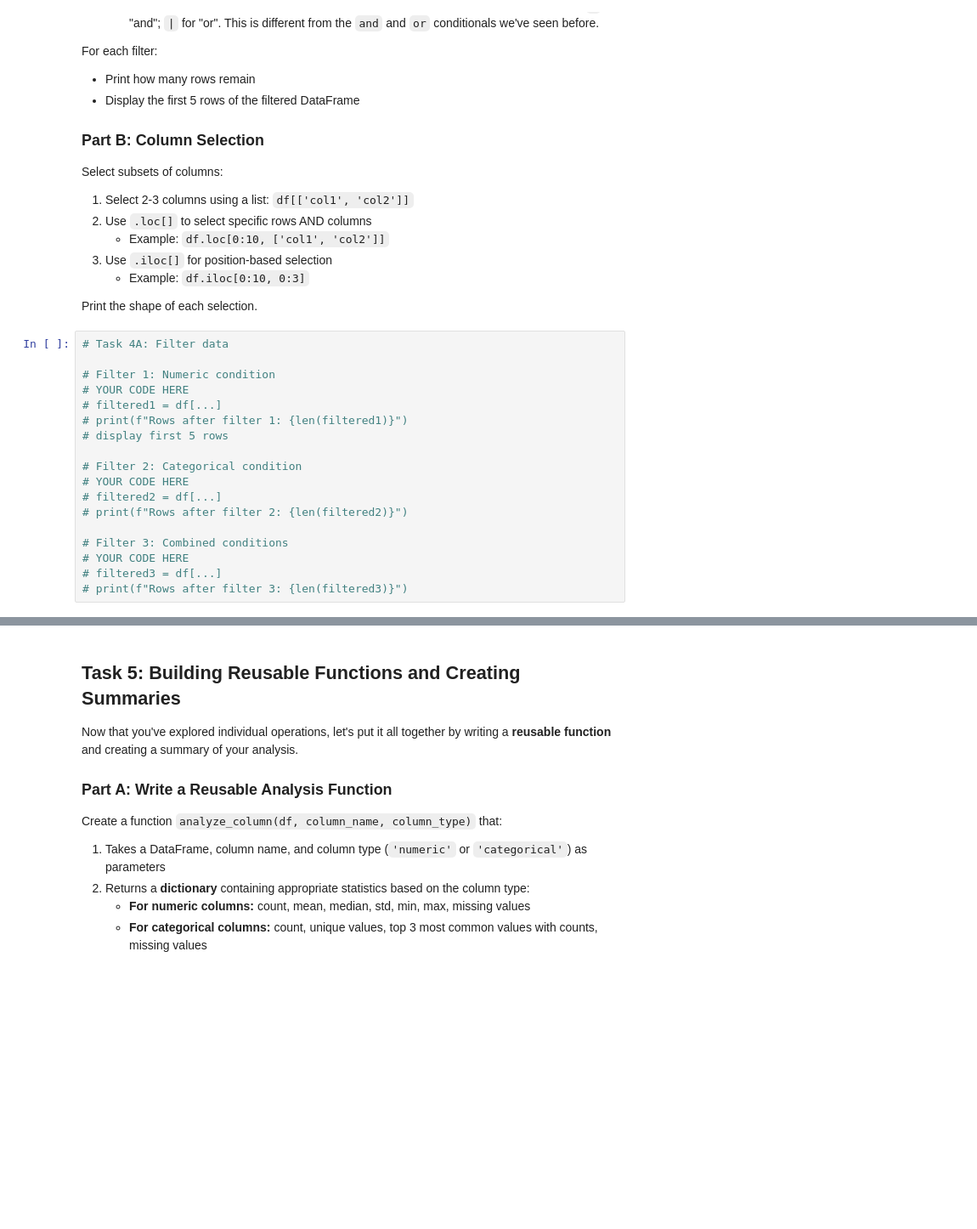
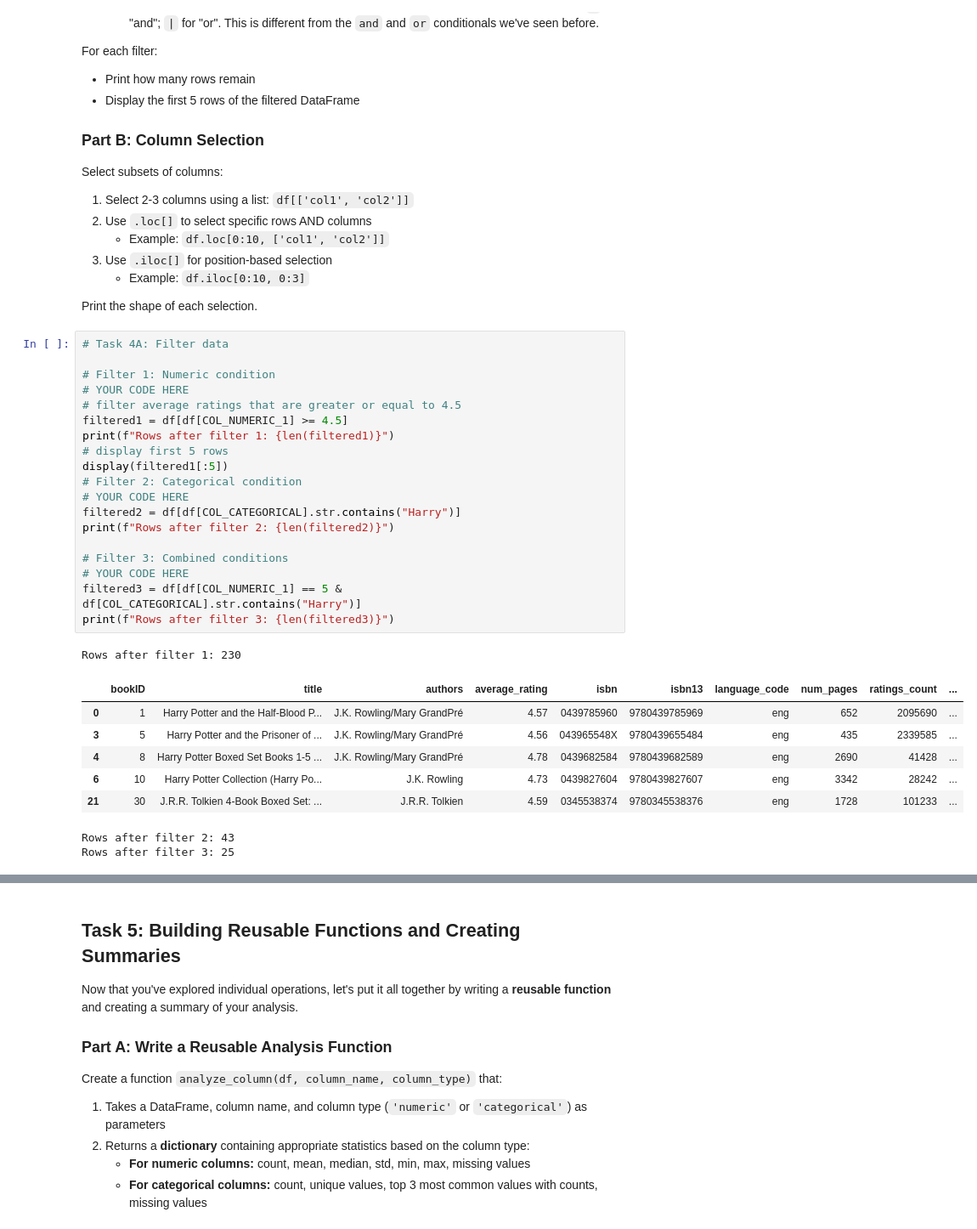
Before and after one commit to TanzirR/EDA_Python, a Jupyter notebook: Assignment_3_Instructions_summer_2026.ipynb, the cells around one changed output, grey strips where cells are left out. Shown at 85% size. Saved outputs shown, nothing was run; the diff lists cells and outputs as text; blank space fills up the shorter version.

```diff
--- a/Assignment_3_Instructions_summer_2026.ipynb
+++ b/Assignment_3_Instructions_summer_2026.ipynb
@@ -376,21 +376,32 @@ Print the shape of each selection.
 # %%
 # Task 4A: Filter data
 
 # Filter 1: Numeric condition
 # YOUR CODE HERE
-# filtered1 = df[...]
-# print(f"Rows after filter 1: {len(filtered1)}")
+# filter average ratings that are greater or equal to 4.5
+filtered1 = df[df[COL_NUMERIC_1] >= 4.5]
+print(f"Rows after filter 1: {len(filtered1)}")
 # display first 5 rows
-
+display(filtered1[:5])
 # Filter 2: Categorical condition
 # YOUR CODE HERE
-# filtered2 = df[...]
-# print(f"Rows after filter 2: {len(filtered2)}")
+filtered2 = df[df[COL_CATEGORICAL].str.contains("Harry")]
+print(f"Rows after filter 2: {len(filtered2)}")
 
 # Filter 3: Combined conditions
 # YOUR CODE HERE
-# filtered3 = df[...]
-# print(f"Rows after filter 3: {len(filtered3)}")
+filtered3 = df[df[COL_NUMERIC_1] == 5 & df[COL_CATEGORICAL].str.contains("Harry")]
+print(f"Rows after filter 3: {len(filtered3)}")
+# %% [output]
+Rows after filter 1: 230
+|  | bookID | title | authors | average_rating | isbn | isbn13 | language_code | num_pages | ratings_count | ... |
+| 0 | 1 | Harry Potter and the Half-Blood P... | J.K. Rowling/Mary GrandPré | 4.57 | 0439785960 | 9780439785969 | eng | 652 | 2095690 | ... |
+| 3 | 5 | Harry Potter and the Prisoner of ... | J.K. Rowling/Mary GrandPré | 4.56 | 043965548X | 9780439655484 | eng | 435 | 2339585 | ... |
+| 4 | 8 | Harry Potter Boxed Set Books 1-5 ... | J.K. Rowling/Mary GrandPré | 4.78 | 0439682584 | 9780439682589 | eng | 2690 | 41428 | ... |
+| 6 | 10 | Harry Potter Collection (Harry Po... | J.K. Rowling | 4.73 | 0439827604 | 9780439827607 | eng | 3342 | 28242 | ... |
+| 21 | 30 | J.R.R. Tolkien 4-Book Boxed Set: ... | J.R.R. Tolkien | 4.59 | 0345538374 | 9780345538376 | eng | 1728 | 101233 | ... |
+Rows after filter 2: 43
+Rows after filter 3: 25
 # %%
 # Task 4B: Column selection
 
```
Also changed, not shown: parts of 1 cell of this notebook.
